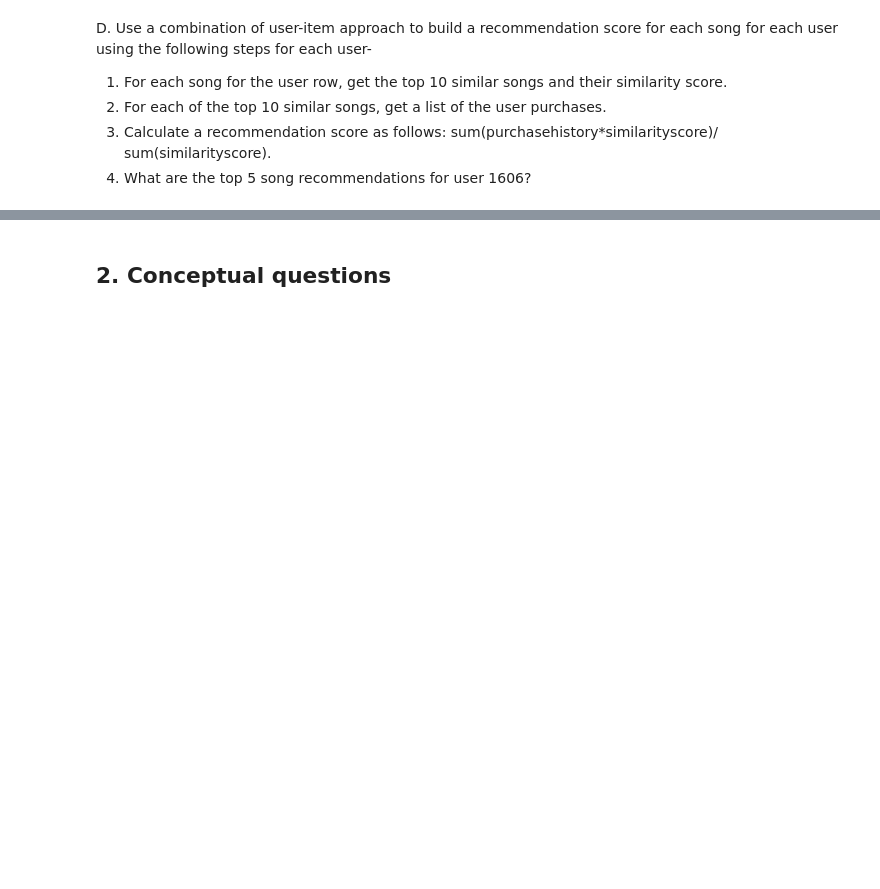
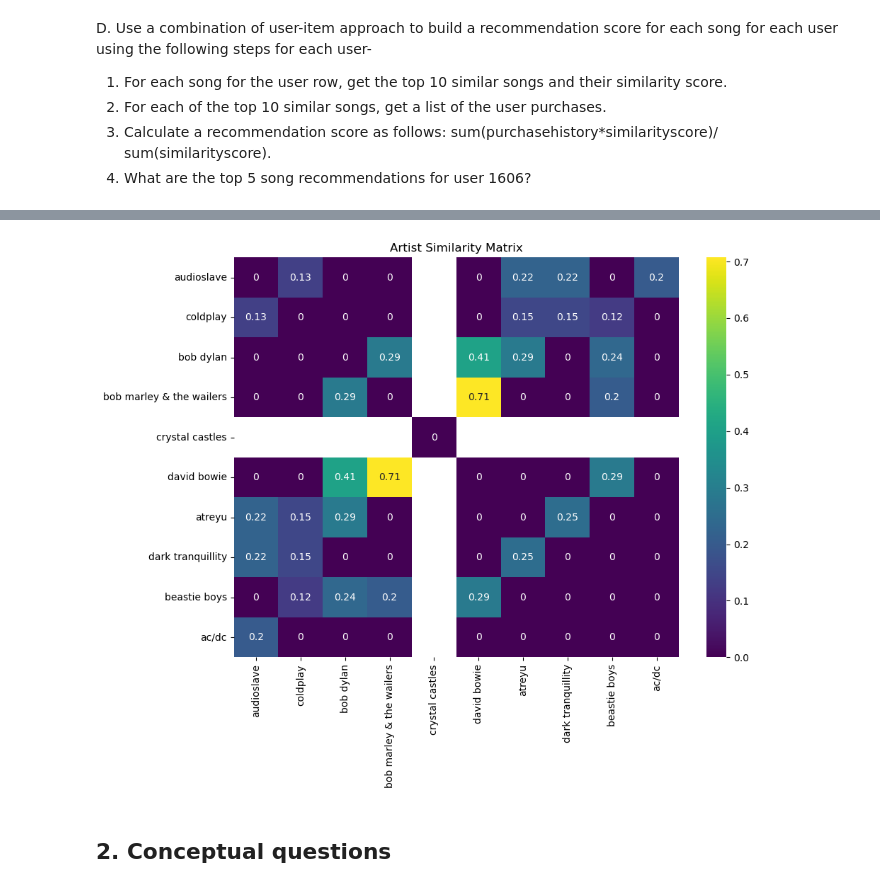
Before and after one commit to CassandraMaldonado/Deep-Dive-into-ML, a Jupyter notebook: Recommender System.ipynb, the cells around one changed output, grey strips where cells are left out. Drawn from its saved outputs; the diff is of its cells as text; code cells hidden in the pictures; blank space fills up the shorter version.

```diff
--- a/Recommender System.ipynb
+++ b/Recommender System.ipynb
@@ -256,0 +313,21 @@ D. Use a combination of user-item approach to build a recommendation score for e
+# %%
+if __name__ == "__main__":
+    combined_similarities = part_a_recommendations()
+    user_similarities, most_similar_user_id, songs_listened_by_similar_user, songs_listened_by_1606 = part_b_similar_user()
+    already_listened_count = part_c_already_listened(songs_listened_by_similar_user, songs_listened_by_1606)
+    user1606_recommendations = part_d_combined_approach()
+
+def visualize_similarity_matrix(artists_subset, matrix):
+    subset_matrix = np.zeros((len(artists_subset), len(artists_subset)))
+
+    for i, artist1 in enumerate(artists_subset):
+        for j, artist2 in enumerate(artists_subset):
+            if artist1 != artist2:
+                subset_matrix[i, j] = matrix[artist1][artist2]
+
+    plt.figure(figsize=(10, 8))
+    sns.heatmap(subset_matrix, annot=True, cmap='viridis',
+                xticklabels=artists_subset, yticklabels=artists_subset)
+    plt.title('Artist Similarity Matrix')
+    plt.tight_layout()
+    plt.show()
@@ -257,3 +352,19 @@ D. Use a combination of user-item approach to build a recommendation score for e
+# %%
+# Item_similarity_matrix
+item_similarity_matrix = {}
+for artist1 in artists:
+	item_similarity_matrix[artist1] = {}
+	for artist2 in artists:
+		if artist1 != artist2:
+			item_similarity_matrix[artist1][artist2] = calculate_similarity(
+				item_vectors.loc[artist1], item_vectors.loc[artist2]
+			)
+
+# Similarity matrix for the top artists
+top_artists = [item[0] for item in combined_similarities[:10]]
+visualize_similarity_matrix(top_artists, item_similarity_matrix)
+# %% [output]
+[figure, added]
 # %% [markdown]
 ## 2. Conceptual questions
 # %% [markdown]
```
Also changed, not shown: parts of 2 cells of this notebook.
